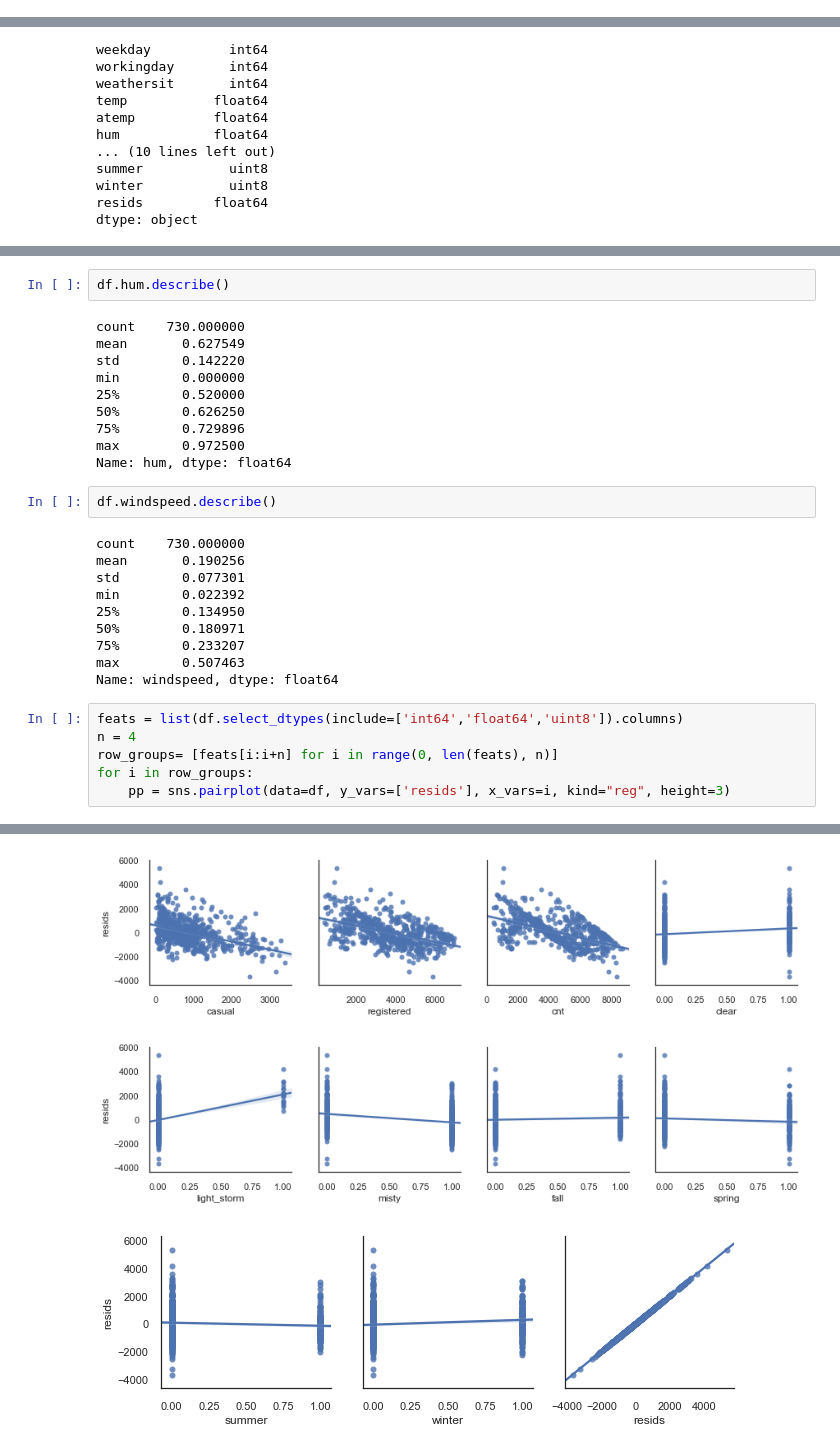
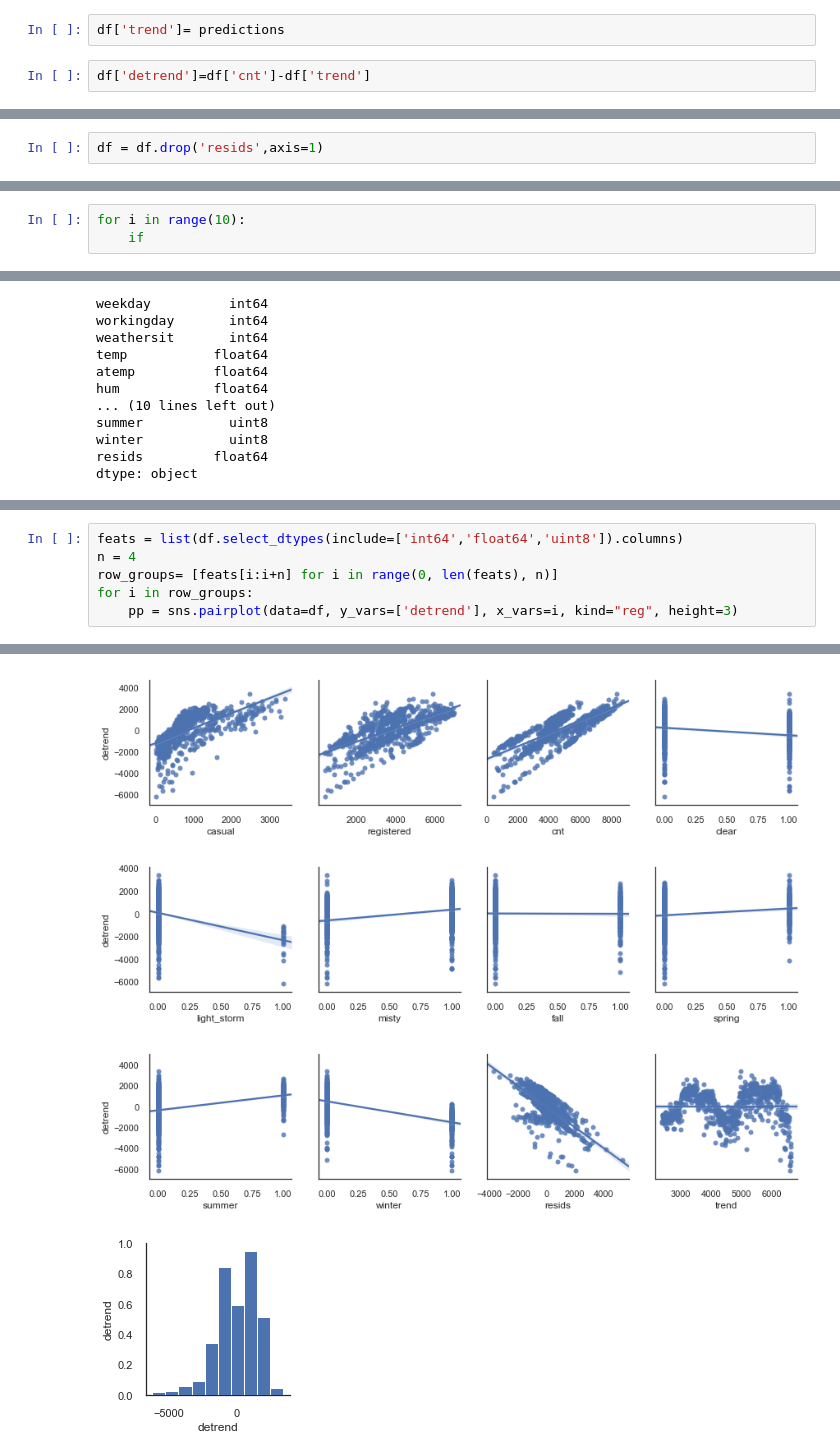
Before and after one commit to pauly51994/Bike_predictor, a Jupyter notebook: Bike-Sharing-Dataset/TEST.ipynb, the cells around one changed output, grey strips where cells are left out. Saved outputs shown, nothing was run; the diff lists cells and outputs as text.

```diff
--- a/Bike-Sharing-Dataset/TEST.ipynb
+++ b/Bike-Sharing-Dataset/TEST.ipynb
@@ -60,0 +60,4 @@ model.intercept_[0], model.coef_
+# %%
+df['trend']= predictions
+# %%
+df['detrend']=df['cnt']-df['trend']
@@ -93,0 +121,2 @@ plt.plot(x,y, c='red')
+# %%
+df = df.drop('resids',axis=1)
@@ -131,0 +252,3 @@ strong multicollinearity problems or that the design matrix is singular.
+# %%
+for i in range(10):
+    if
@@ -200,31 +404,7 @@ Name: temp, dtype: float64
-# %%
-df.hum.describe()
-# %% [output]
-count    730.000000
-mean       0.627549
-std        0.142220
-min        0.000000
-25%        0.520000
-50%        0.626250
-75%        0.729896
-max        0.972500
-Name: hum, dtype: float64
-# %%
-df.windspeed.describe()
-# %% [output]
-count    730.000000
-mean       0.190256
-std        0.077301
-min        0.022392
-25%        0.134950
-50%        0.180971
-75%        0.233207
-max        0.507463
-Name: windspeed, dtype: float64
 # %%
 feats = list(df.select_dtypes(include=['int64','float64','uint8']).columns)
 n = 4
 row_groups= [feats[i:i+n] for i in range(0, len(feats), n)]
 for i in row_groups:
-    pp = sns.pairplot(data=df, y_vars=['resids'], x_vars=i, kind="reg", height=3)
+    pp = sns.pairplot(data=df, y_vars=['detrend'], x_vars=i, kind="reg", height=3)
 # %% [output]
@@ -234,3 +414,4 @@ for i in row_groups:
-[figure, old version]
+[figure, new version]
-[figure, old version]
+[figure, new version]
-[figure, old version]
+[figure, new version]
+[figure, added]
```
Also changed, not shown: parts of 39 cells of this notebook.
